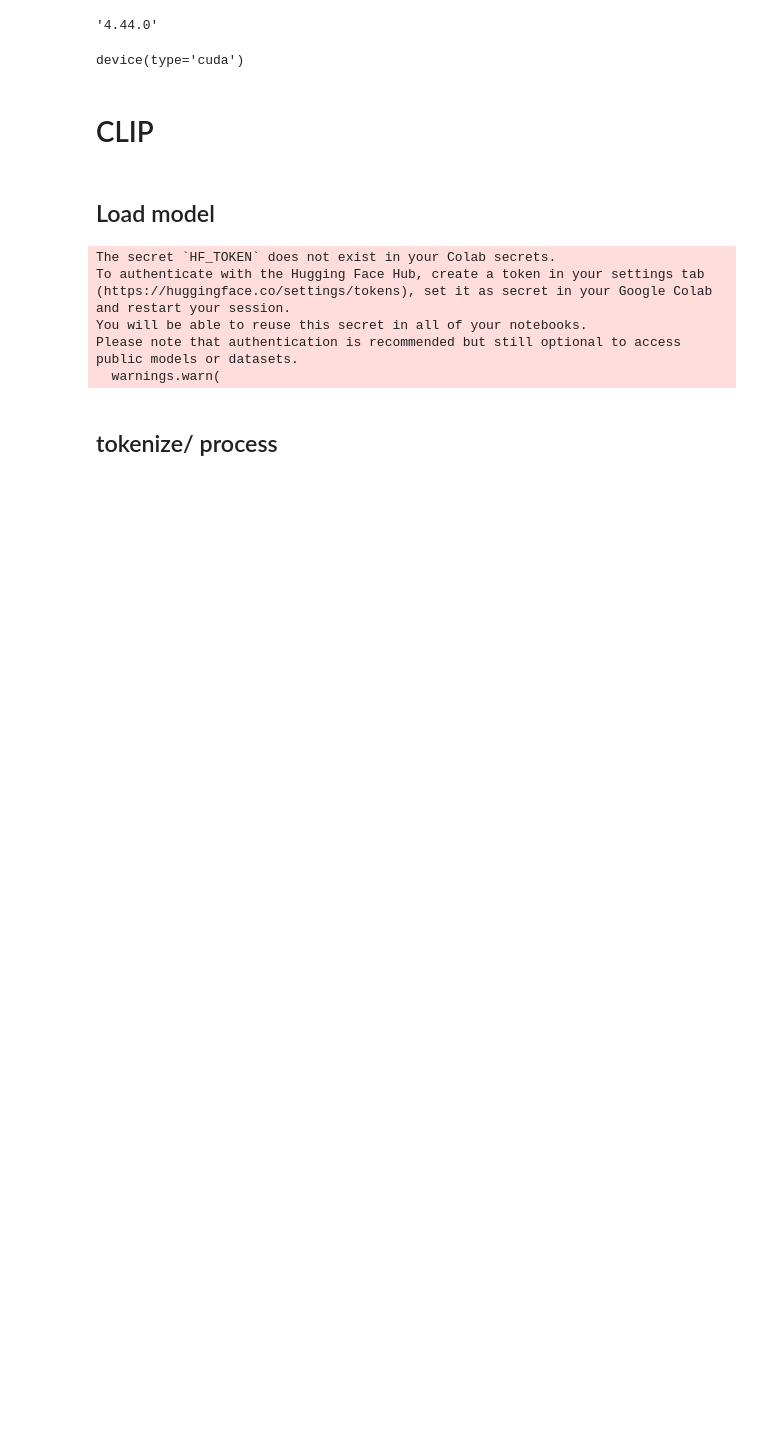
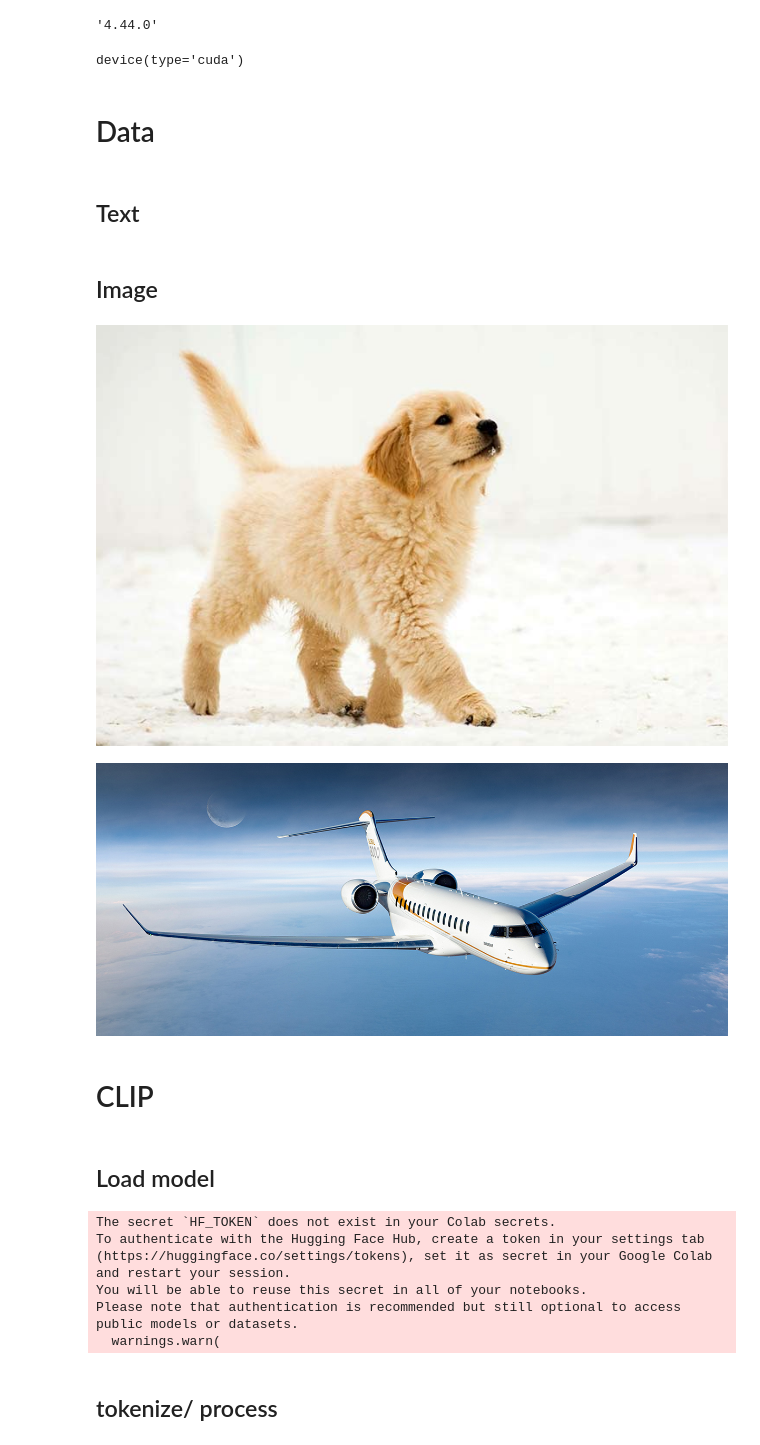
Before and after one commit to CKeibel/FHSWF-deep-learning, a Jupyter notebook: notebooks/multimodal_embeddings.ipynb, the cells around one changed output. Drawn from its saved outputs; the diff is of its cells as text; code cells hidden in the pictures; blank space fills up the shorter version.

Commit message:
add image embeddings and check similarity

```diff
--- a/notebooks/multimodal_embeddings.ipynb
+++ b/notebooks/multimodal_embeddings.ipynb
@@ -12,3 +12,7 @@ device = torch.device("cuda" if torch.cuda.is_available() else "cpu")
 device
 # %% [output]
 device(type='cuda')
+# %% [markdown]
+# Data
+# %% [markdown]
+## Text
@@ -15,3 +21,27 @@ device(type='cuda')
+# %% [markdown]
+## Image
+# %%
+import requests
+from PIL import Image
+import matplotlib.pyplot as plt
+
+image_urls = [
+    'https://www.akc.org/wp-content/uploads/2017/11/Golden-Retriever-Puppy.jpg',
+    'https://c02.purpledshub.com/uploads/sites/41/2023/07/global-8000-Hero-8af5a4d.jpg'
+]
+
+image_data = []
+
+for url in image_urls:
+    image_data.append(
+        Image.open(requests.get(url, stream=True).raw)
+    )
+# %%
+for img in image_data:
+    display(img)
+# %% [output]
+[figure, added]
+[figure, added]
 # %% [markdown]
 # CLIP
 # %% [markdown]
```
Also changed, not shown: parts of 17 cells of this notebook.
